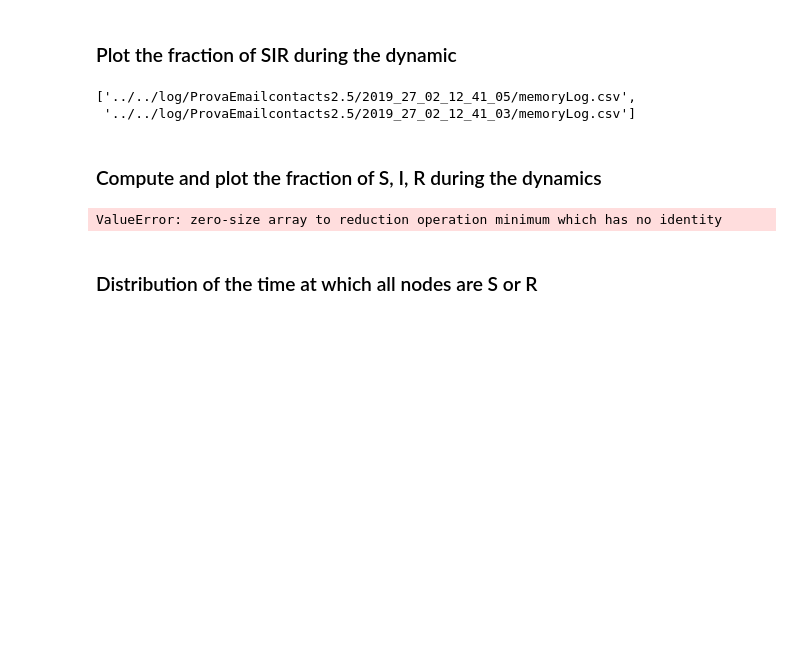
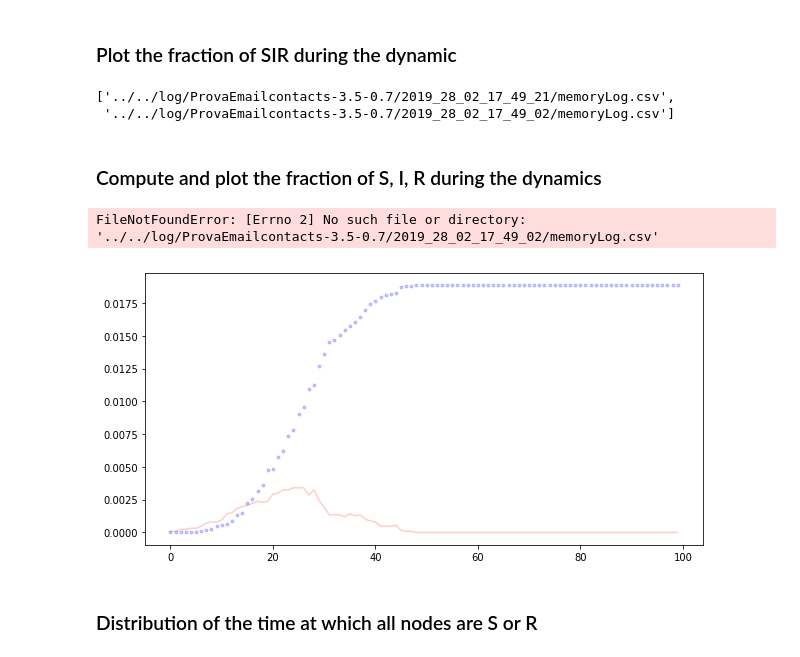
Before and after one commit to BFSteam/memory, a Jupyter notebook: jup/python/Fraction of SIR during Dynamic.ipynb, the cells around one changed output. Cells and saved outputs as stored; diff of their text form; code cells hidden in the pictures; blank space fills up the shorter version.

```diff
--- a/jup/python/Fraction of SIR during Dynamic.ipynb
+++ b/jup/python/Fraction of SIR during Dynamic.ipynb
@@ -29,11 +29,11 @@ time = 50
 # %%
-mypath = '../../log/ProvaEmailcontacts2.5/'
+mypath = '../../log/ProvaEmailcontacts-3.5-0.7/'
 dirs = [f for f in listdir(mypath) if isdir(join(mypath, f))]
 memlogs = [join(join(mypath, f), 'memoryLog.csv') for f in dirs]
 memlogs
 # %% [output]
-['../../log/ProvaEmailcontacts2.5/2019_27_02_12_41_05/memoryLog.csv',
- '../../log/ProvaEmailcontacts2.5/2019_27_02_12_41_03/memoryLog.csv']
+['../../log/ProvaEmailcontacts-3.5-0.7/2019_28_02_17_49_21/memoryLog.csv',
+ '../../log/ProvaEmailcontacts-3.5-0.7/2019_28_02_17_49_02/memoryLog.csv']
 # %% [markdown]
 ### Compute and plot the fraction of S, I, R during the dynamics
 # %%
@@ -47,40 +47,43 @@ for file in memlogs:
 
     with open(file, 'r') as csvfile:
         spamreader = csv.reader(csvfile, delimiter=',')
         for row in spamreader:
             if '#' in row[0]: continue
             if 'agent' in row: continue
             try:
                 time_SIR_frac[int(float(row[1]))][SIR_dict[row[3]]] +=1
             except IndexError as e:
                 print(e)
                 print(row)
                 break
 
         #list_of_tup.append((int(row[0]), int(row[1]), row[2], int(row[3])))
         #listup = [e[3] for e in [element for element in list_of_tup if element[2] == 'u']]
         #listdown = [e[3] for e in [element for element in list_of_tup if element[2] == 'd']]
 
         x = time_SIR_frac[1:] / N_USERS
         t = range(time)
-
-        timelist.append( numpy.min(
-            numpy.where(
-                numpy.array([e[1] for e in x]) == 0.
-            )[0]
-        ))
+        try:
+            timelist.append( numpy.min(
+                numpy.where(
+                    numpy.array([e[1] for e in x]) == 0.
+                )[0]
+            ))
+        except:
+            pass
 
         #if all(i >= 0.99 for i in [e[0] for e in x]) :
         #    counter += 1
         #    print("lost graphs:", counter/len(memlogs), "%")
         #    continue
         #plt.figure()
         #plt.plot(t, [e[0] for e in x], 'g--', alpha=0.2) # S
         plt.plot(t, [e[1] for e in x], 'r-', alpha=0.2) # I
         plt.plot(t, [e[2] for e in x], 'b.', alpha=0.2) # R
         plt.show
 # %% [output]
-ValueError: zero-size array to reduction operation minimum which has no identity
+FileNotFoundError: [Errno 2] No such file or directory: '../../log/ProvaEmailcontacts-3.5-0.7/2019_28_02_17_49_02/memoryLog.csv'
+[figure, added]
 # %% [markdown]
 ### Distribution of the time at which all nodes are S or R
 # %%
```
Also changed, not shown: parts of 2 cells of this notebook, 5 other files.
